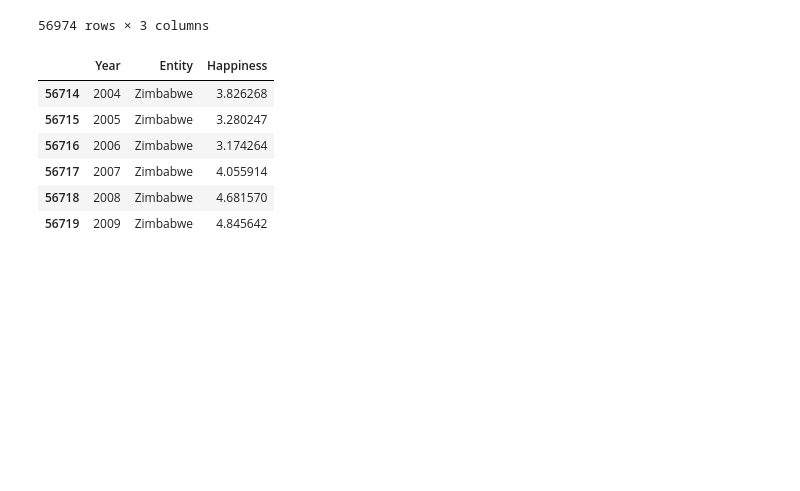
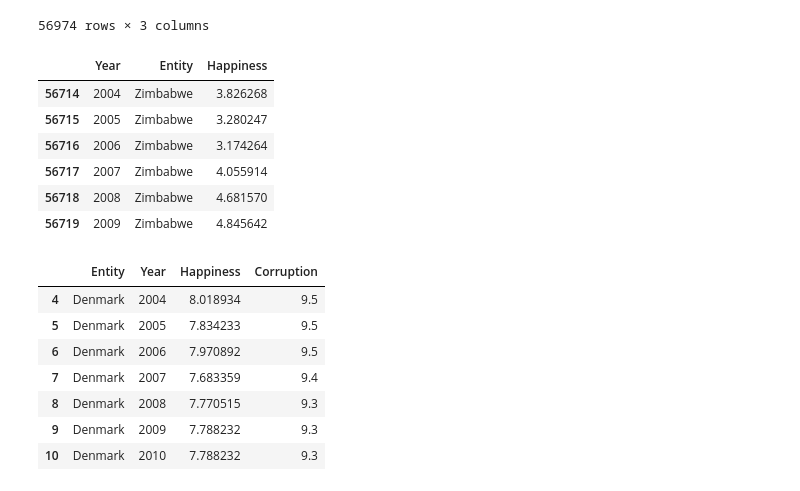
Before and after one commit to JohanBirger/DAT405, a Jupyter notebook: A1.ipynb, the cells around one changed output. Saved outputs shown, nothing was run; the diff lists cells and outputs as text; code cells hidden in the pictures; blank space fills up the shorter version.

```diff
--- a/A1.ipynb
+++ b/A1.ipynb
@@ -200,20 +200,35 @@ happy_data_10y_zim
 # %%
 countries = ['Denmark','Finland','Zimbabwe','Tanzania']
 
 def fooMerger(df1,df2):
 
     df1['Year'] = df1['Year'].astype(int)
     df2['Year'] = df2['Year'].astype(int)
     df1['Corruption']= df1['Corruption'].astype(float)
     temp = pd.merge_asof(df1.sort_values(by ='Year'),df2.sort_values(by ='Year'), by='Entity',on='Year')
     return temp[['Entity','Year','Happiness','Corruption']]
 
 
 
 zim = fooMerger(corr_zim,happy_data_10y_zim).dropna()
 tan = fooMerger(corr_tan,happy_data_10y_tan).dropna()
 fin = fooMerger(corr_fin,happy_data_10y_fin).dropna()
 den = fooMerger(corr_den,happy_data_10y_den).dropna()
+
+
+##reduce denmarks to fit comparison
+den = den.drop(den.index[0])
+
+den
+# %% [output]
+|  | Entity | Year | Happiness | Corruption |
+| 4 | Denmark | 2004 | 8.018934 | 9.5 |
+| 5 | Denmark | 2005 | 7.834233 | 9.5 |
+| 6 | Denmark | 2006 | 7.970892 | 9.5 |
+| 7 | Denmark | 2007 | 7.683359 | 9.4 |
+| 8 | Denmark | 2008 | 7.770515 | 9.3 |
+| 9 | Denmark | 2009 | 7.788232 | 9.3 |
+| 10 | Denmark | 2010 | 7.788232 | 9.3 |
 # %%
 def plotCountry(country):
     ax = country.plot(x='Year', y= 'Happiness',legend =False)
```
Also changed, not shown: parts of 2 cells of this notebook.
